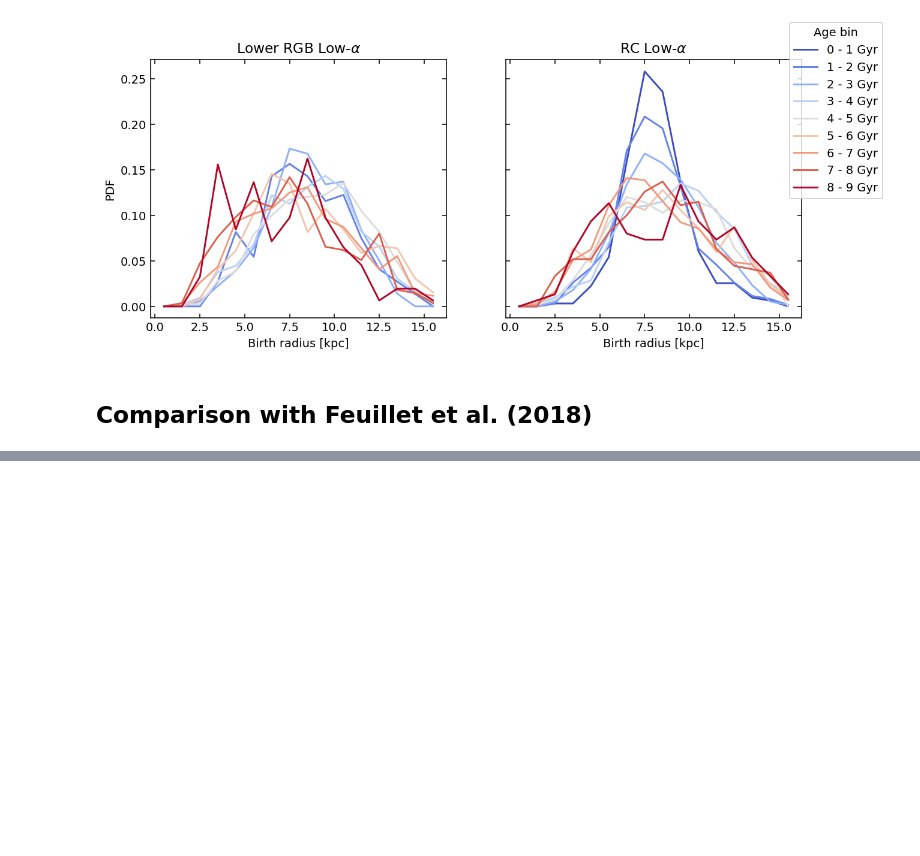
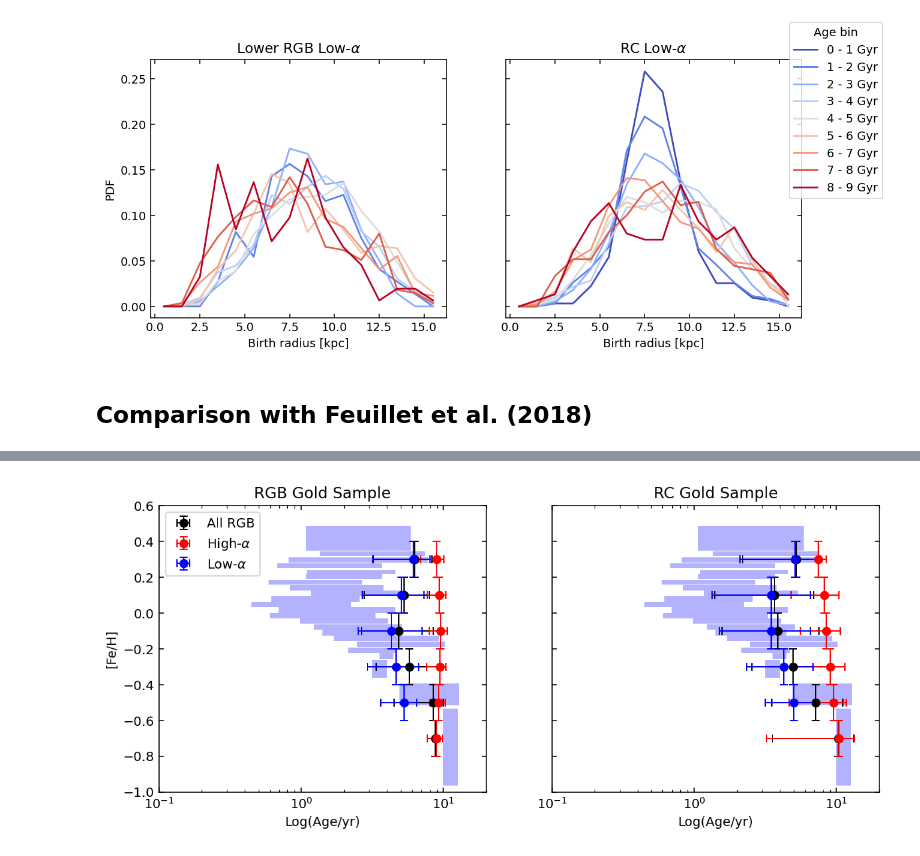
Before and after one commit to lodubay/abeona, a Jupyter notebook: src/scripts/apokasc3_amr.ipynb, the cells around one changed output, grey strips where cells are left out. Drawn from its saved outputs; the diff is of its cells as text; code cells hidden in the pictures; blank space fills up the shorter version.

Commit message:
add comparison with Feuillet et al. (2018)

```diff
--- a/src/scripts/apokasc3_amr.ipynb
+++ b/src/scripts/apokasc3_amr.ipynb
@@ -434,0 +442,7 @@ f18_age_mh
+# %%
+feh_bins = np.arange(-1, 0.61, 0.2).round(1)
+rc_grouped = rc_gold.groupby(pd.cut(rc_gold['[Fe/H]'], feh_bins), observed=True)
+rgb_grouped = rgb_gold.groupby(pd.cut(rgb_gold['[Fe/H]'], feh_bins), observed=True)
+counts = pd.concat([rgb_grouped['Age_RGB'].count(), rc_grouped['Age_RC/AGB'].count()], axis=1)
+counts.columns = ['RGB', 'RC']
+counts
@@ -435,4 +460,75 @@ f18_age_mh
 # %%
-fig, ax = plt.subplots()
-ax.fill_between(f18_age_mh['[M/H]_Low']
+def make_error_boxes(ax, xdata, ydata, xerror, yerror, facecolor='r',
+                     edgecolor='none', alpha=0.5):
+    """
+    Add a rectangle patch defined by error bar limits.
+    """
+    # Error array cleaning
+    xerror = np.abs(xerror)
+    yerror = np.abs(yerror)
+    # If errors are symmetric, convert to 2xN shape
+    if len(xerror.shape) == 1:
+        xerror = np.array([xerror, xerror])
+    if len(yerror.shape) == 1:
+        yerror = np.array([yerror, yerror])
+    # Loop over data points; create box from errors at each point
+    errorboxes = [Rectangle((x - xe[0], y - ye[0]), xe.sum(), ye.sum())
+                  for x, y, xe, ye in zip(xdata, ydata, xerror.T, yerror.T)]
+    # Create patch collection with specified colour/alpha
+    pc = PatchCollection(errorboxes, facecolor=facecolor, alpha=alpha,
+                         edgecolor=edgecolor)
+    # Add collection to Axes
+    ax.add_collection(pc)
+    return pc
+
+def plot_age_dispersion(ax, df, feh_bins, age_col='Age_RGB', color='k', min_stars=15, **kwargs):
+    # Group data into [Fe/H] bins
+    grouped = df.groupby(pd.cut(df['[Fe/H]'], feh_bins), observed=False)
+    # Calculate median, 16th and 84th percentiles
+    age_med = grouped[age_col].median()
+    age_disp_low = grouped[age_col].median() - grouped[age_col].quantile(0.16)
+    age_disp_high = grouped[age_col].quantile(0.84) - grouped[age_col].median()
+    counts = grouped[age_col].count()
+    artist = ax.errorbar(age_med[counts > min_stars],
+                         utils.get_bin_centers(feh_bins)[counts > min_stars],
+                         xerr=[age_disp_low.abs()[counts > min_stars], age_disp_high[counts > min_stars]],
+                         yerr=0.5*(feh_bins[1:]-feh_bins[:-1])[counts > min_stars],
+                         elinewidth=1, ecolor=color, capsize=3,
+                         linestyle='none', marker='o', color=color, **kwargs)
+    return artist
+
+
+fig, axs = plt.subplots(1, 2, figsize=(10, 4), sharex=True, sharey=True)
+# Shaded regions indicate age dispersion from Feuillet et al. (2018)
+make_error_boxes(axs[0], f18_age_mh['Age_Median'].to_numpy(), (0.5*(f18_age_mh['[M/H]_Low'] + f18_age_mh['[M/H]_High'])).to_numpy(),
+                 f18_age_mh[['Age_Dispersion_Low', 'Age_Dispersion_High']].to_numpy().T, (0.5*(f18_age_mh['[M/H]_High'] - f18_age_mh['[M/H]_Low'])).to_numpy(),
+                 facecolor='b', alpha=0.3)
+make_error_boxes(axs[1], f18_age_mh['Age_Median'].to_numpy(), (0.5*(f18_age_mh['[M/H]_Low'] + f18_age_mh['[M/H]_High'])).to_numpy(),
+                 f18_age_mh[['Age_Dispersion_Low', 'Age_Dispersion_High']].to_numpy().T, (0.5*(f18_age_mh['[M/H]_High'] - f18_age_mh['[M/H]_Low'])).to_numpy(),
+                 facecolor='b', alpha=0.3)
+
+# Plot APOKASC3 age dispersion for RGB stars in bins of [Fe/H]
+feh_bins = np.arange(-1., 0.61, 0.2)
+plot_age_dispersion(axs[0], rgb_gold, feh_bins, age_col='Age_RGB', label='All RGB')
+# Plot high- and low-alpha age dispersion
+plot_age_dispersion(axs[0], rgb_high_alpha, feh_bins, age_col='Age_RGB', label=r'High-$\alpha$', color='r')
+plot_age_dispersion(axs[0], rgb_low_alpha, feh_bins, age_col='Age_RGB', label=r'Low-$\alpha$', color='b')
+axs[0].set_title('RGB Gold Sample')
+axs[0].legend()
+
+# Same for RC stars
+plot_age_dispersion(axs[1], rc_gold, feh_bins, age_col='Age_RC/AGB', label='All RC')
+# Plot high- and low-alpha age dispersion
+plot_age_dispersion(axs[1], rc_high_alpha, feh_bins, age_col='Age_RC/AGB', label=r'High-$\alpha$', color='r')
+plot_age_dispersion(axs[1], rc_low_alpha, feh_bins, age_col='Age_RC/AGB', label=r'Low-$\alpha$', color='b')
+axs[1].set_title('RC Gold Sample')
+
+axs[0].set_xlim((0.1, 20))
+axs[0].set_xscale('log')
+axs[0].set_ylim((-1, 0.6))
+axs[0].set_xlabel('Log(Age/yr)')
+axs[1].set_xlabel('Log(Age/yr)')
+axs[0].set_ylabel('[Fe/H]')
 plt.show()
+# %% [output]
+[figure, added]
```
Also changed, not shown: parts of 5 cells of this notebook.
